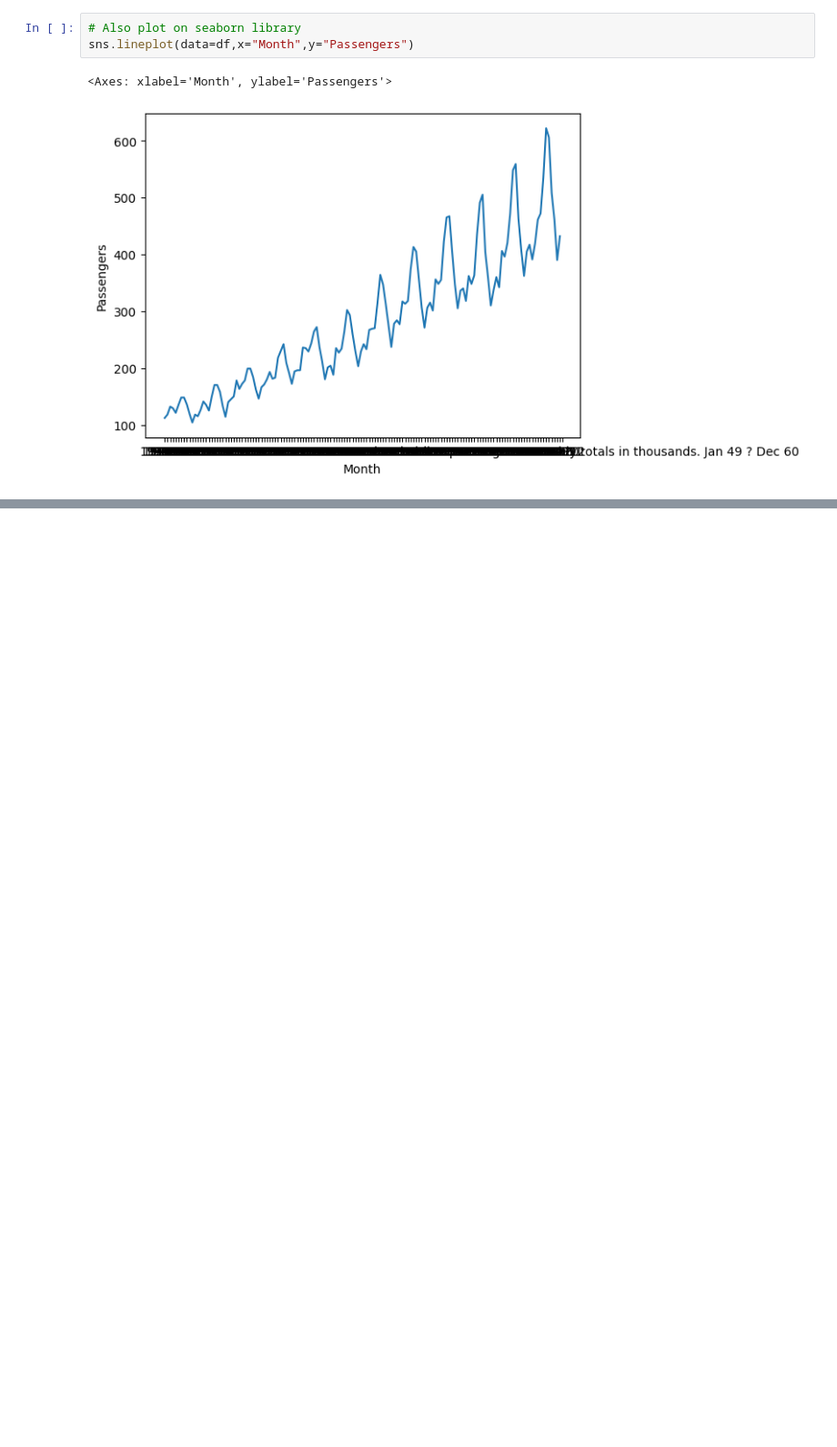
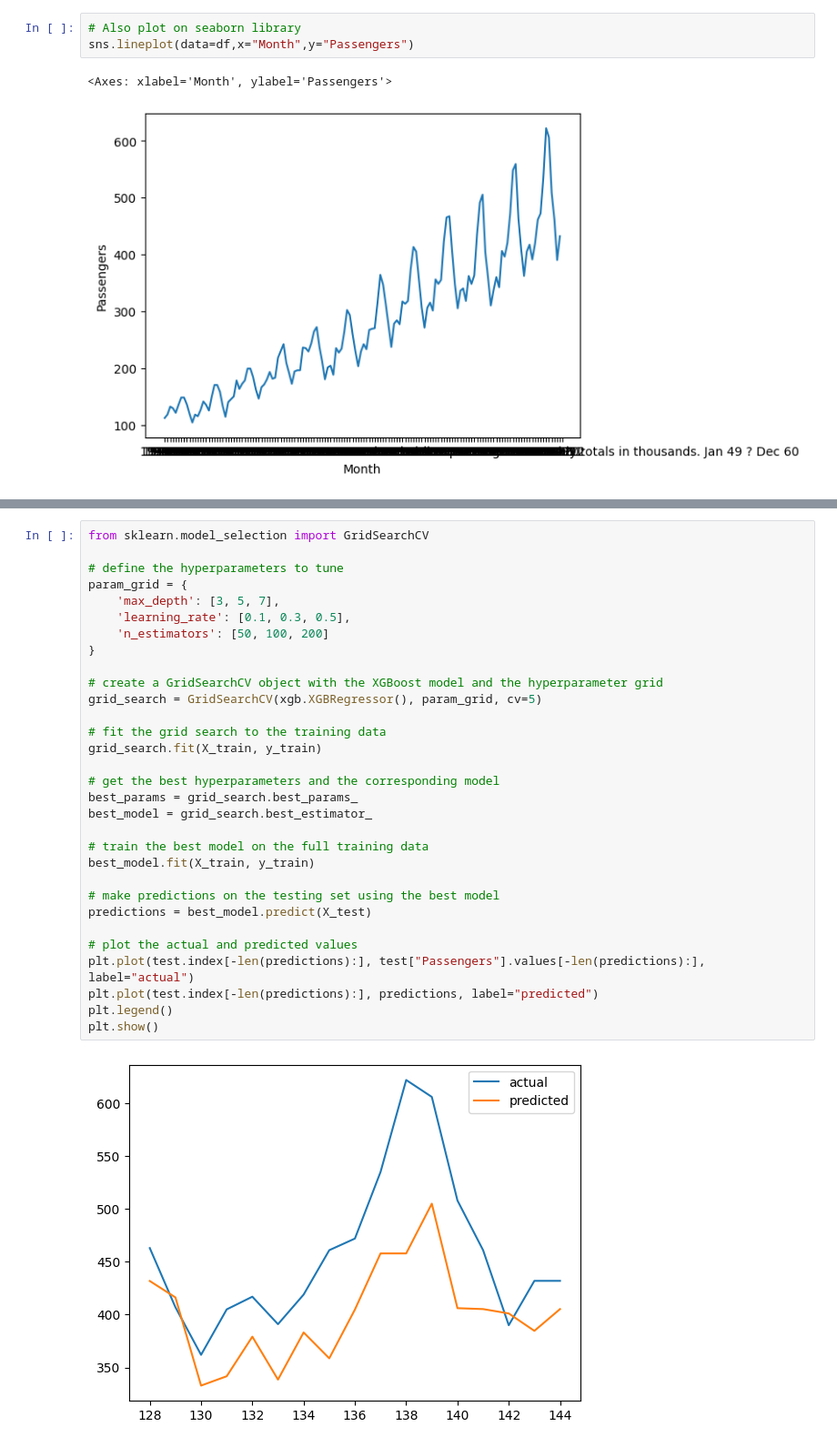
Before and after one commit to SajjadKhanYousafzai/Pipeline-ML, a Jupyter notebook: Machine Learning Journey/Time Series Analysis/time_series_analysis.ipynb, the cells around one changed output, grey strips where cells are left out. Shown at 91% size. Saved outputs shown, nothing was run; the diff lists cells and outputs as text; blank space fills up the shorter version.

```diff
--- a/Machine Learning Journey/Time Series Analysis/time_series_analysis.ipynb
+++ b/Machine Learning Journey/Time Series Analysis/time_series_analysis.ipynb
@@ -62,0 +83,33 @@ ValueError: This function does not handle missing values
+# %%
+from sklearn.model_selection import GridSearchCV
+
+# define the hyperparameters to tune
+param_grid = {
+    'max_depth': [3, 5, 7],
+    'learning_rate': [0.1, 0.3, 0.5],
+    'n_estimators': [50, 100, 200]
+}
+
+# create a GridSearchCV object with the XGBoost model and the hyperparameter grid
+grid_search = GridSearchCV(xgb.XGBRegressor(), param_grid, cv=5)
+
+# fit the grid search to the training data
+grid_search.fit(X_train, y_train)
+
+# get the best hyperparameters and the corresponding model
+best_params = grid_search.best_params_
+best_model = grid_search.best_estimator_
+
+# train the best model on the full training data
+best_model.fit(X_train, y_train)
+
+# make predictions on the testing set using the best model
+predictions = best_model.predict(X_test)
+
+# plot the actual and predicted values
+plt.plot(test.index[-len(predictions):], test["Passengers"].values[-len(predictions):], label="actual")
+plt.plot(test.index[-len(predictions):], predictions, label="predicted")
+plt.legend()
+plt.show()
+# %% [output]
+[figure, added]
```
Also changed, not shown: parts of 5 cells of this notebook.
